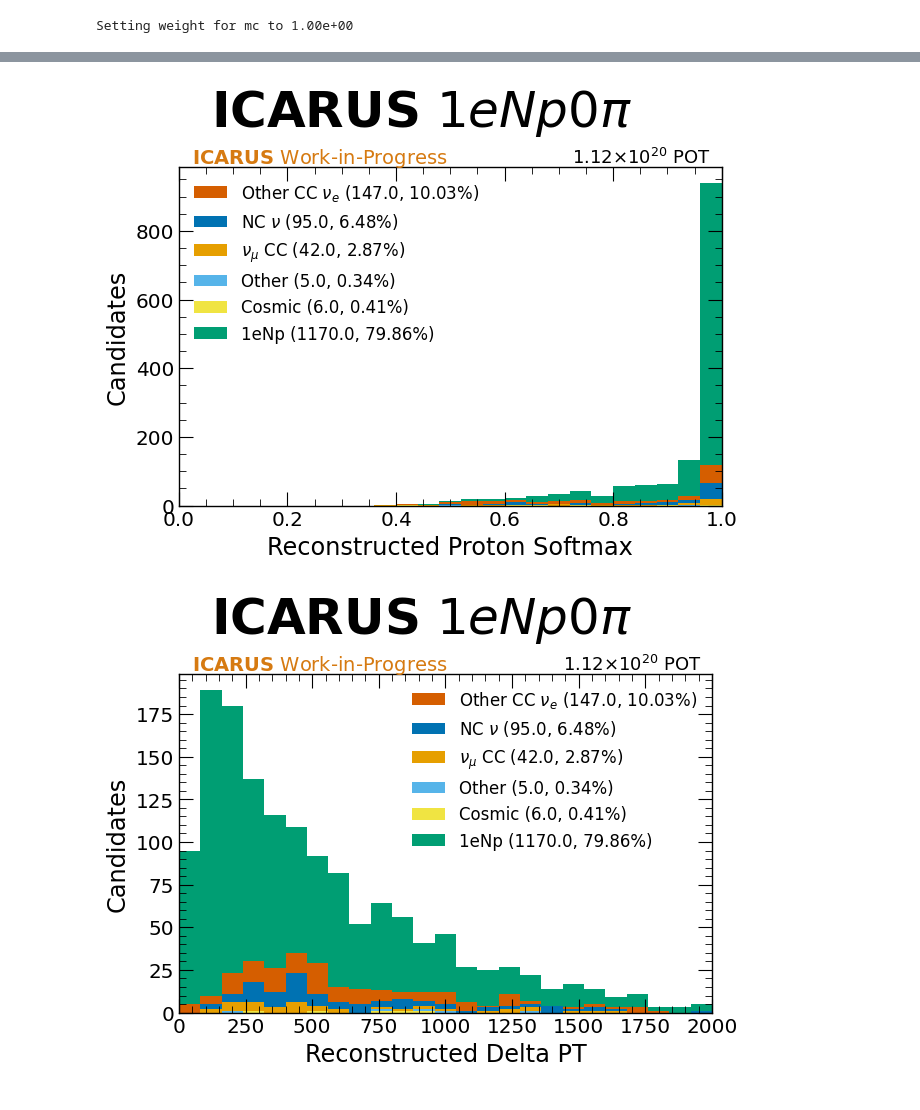
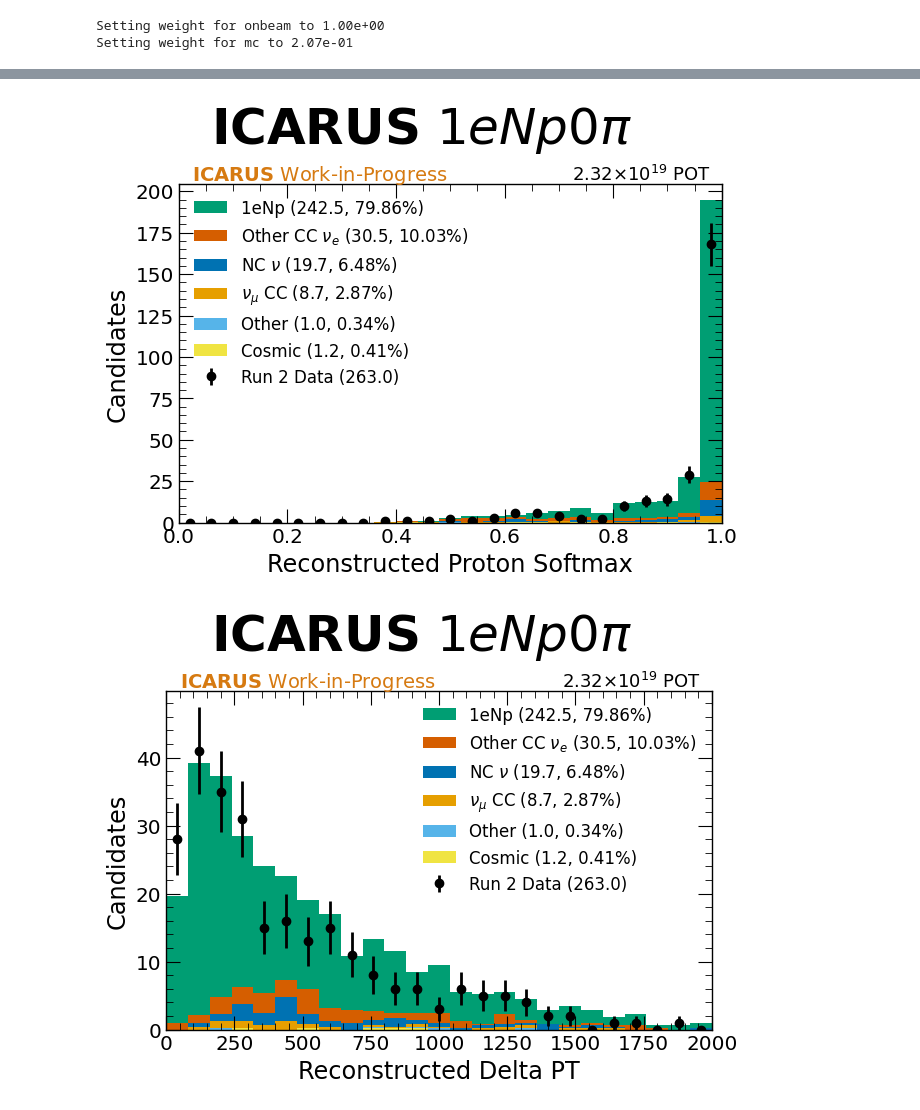
Before and after one commit to dacarber/medulla, a Jupyter notebook: spineplot/example.ipynb, the cells around one changed output, grey strips where cells are left out. Drawn from its saved outputs; the diff is of its cells as text; code cells hidden in the pictures.

```diff
--- a/spineplot/example.ipynb
+++ b/spineplot/example.ipynb
@@ -10,11 +10,11 @@ file = 'configurations/analyses/icarus/nue2025_icarus.toml'
 file = 'configurations/common/styles.toml'
 
 [samples]
-#[samples.onbeam]
-#key = "onbeam"
-#exposure_type = "pot"
-#override_category = -100
-#trees = ['SelectedNu_Cuts',]
+[samples.onbeam]
+key = "onbeam"
+exposure_type = "pot"
+override_category = -100
+trees = ['SelectedNu_Cuts',]
 
 [samples.mc]
 key = "mc"
@@ -26,7 +26,7 @@ trees = ['SelectedNu_Cuts','SelectedCos_PhaseCuts']
 path = '/Users/danielcarber/Documents/ICARUS/NuMI_Nue/Plots'
 
 [analysis]
-ordinate_sample = 'mc'
+ordinate_sample = 'onbeam'
 category_branch = 'category_topology'
 category_assignment = [[0,1], [2,3,4,6], [5], [7],[8],[9],[10], [-100]]
 category_labels = ['1eNp', 'Other CC $\\nu_e$', 'NC $\\nu$', '$\\nu_\\mu$ CC','Uncontained','Other','Cosmic', 'Run 2 Data']
@@ -117,9 +117,10 @@ draw_kwargs = {'show_component_number' = true, 'show_component_percentage' = tru
 with open('cfg.toml', 'w') as f:
     f.write(cfg)
 
-file = '/Users/danielcarber/Documents/ICARUS/testtest.root'
+file = '/Users/danielcarber/Documents/ICARUS/icarus_numi_nue_mc_onbeam.root'
 
 analysis = Analysis('cfg.toml', file)
 analysis.run(close_figs=False)
 # %% [output]
-Setting weight for mc to 1.00e+00
+Setting weight for onbeam to 1.00e+00
+Setting weight for mc to 2.07e-01
@@ -131,2 +132,2 @@ Setting weight for mc to 1.00e+00
-[figure, old version]
+[figure, new version]
-[figure, old version]
+[figure, new version]
```
Also changed, not shown: parts of 1 cell of this notebook, 2 other files.
